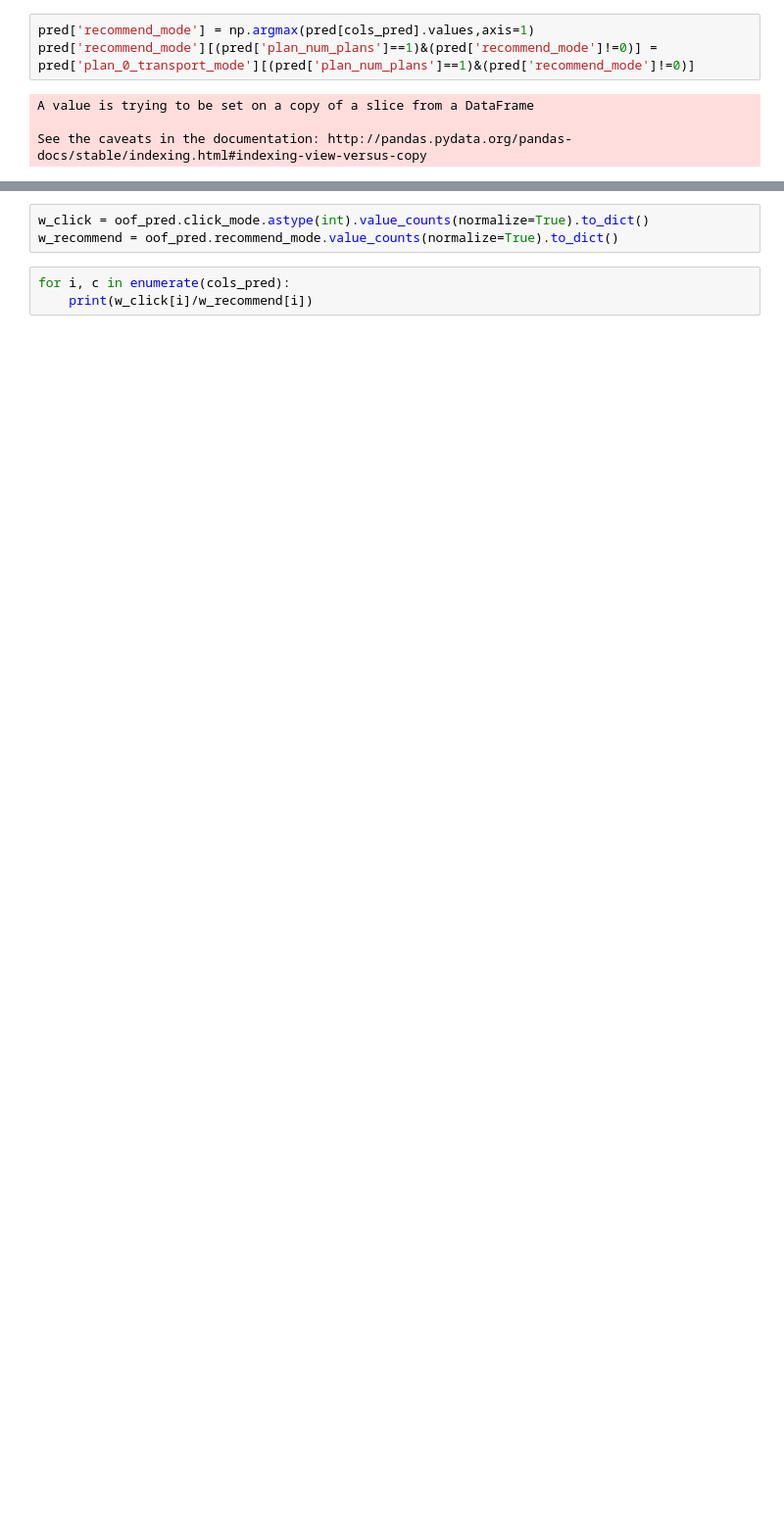
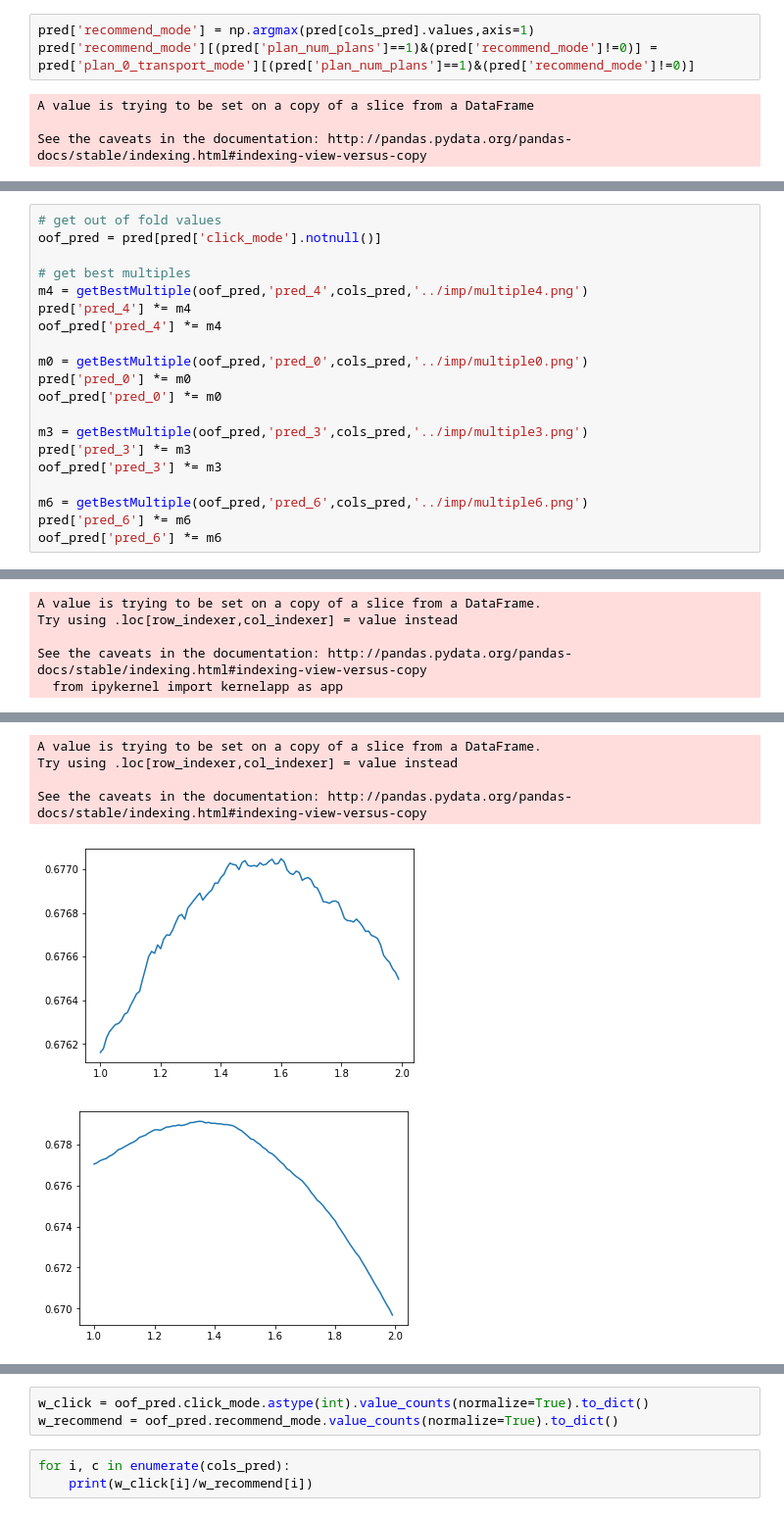
Before and after one commit to MitsuruFujiwara/KDD-Cup-2019, a Jupyter notebook: src/903_post_processing.ipynb, the cells around one changed output, grey strips where cells are left out. Shown at 98% size. Cells and saved outputs as stored; diff of their text form; blank space fills up the shorter version.

```diff
--- a/src/903_post_processing.ipynb
+++ b/src/903_post_processing.ipynb
@@ -144,0 +196,21 @@ See the caveats in the documentation: http://pandas.pydata.org/pandas-docs/stabl
+# %%
+# get out of fold values
+oof_pred = pred[pred['click_mode'].notnull()]
+
+# get best multiples
+m4 = getBestMultiple(oof_pred,'pred_4',cols_pred,'../imp/multiple4.png')
+pred['pred_4'] *= m4
+oof_pred['pred_4'] *= m4
+
+m0 = getBestMultiple(oof_pred,'pred_0',cols_pred,'../imp/multiple0.png')
+pred['pred_0'] *= m0
+oof_pred['pred_0'] *= m0
+
+m3 = getBestMultiple(oof_pred,'pred_3',cols_pred,'../imp/multiple3.png')
+pred['pred_3'] *= m3
+oof_pred['pred_3'] *= m3
+
+m6 = getBestMultiple(oof_pred,'pred_6',cols_pred,'../imp/multiple6.png')
+pred['pred_6'] *= m6
+oof_pred['pred_6'] *= m6
+# %% [output]
@@ -144,0 +283,5 @@ See the caveats in the documentation: http://pandas.pydata.org/pandas-docs/stabl
+A value is trying to be set on a copy of a slice from a DataFrame.
+Try using .loc[row_indexer,col_indexer] = value instead
+
+See the caveats in the documentation: http://pandas.pydata.org/pandas-docs/stable/indexing.html#indexing-view-versus-copy
+  from ipykernel import kernelapp as app
@@ -144,0 +305,6 @@ See the caveats in the documentation: http://pandas.pydata.org/pandas-docs/stabl
+A value is trying to be set on a copy of a slice from a DataFrame.
+Try using .loc[row_indexer,col_indexer] = value instead
+
+See the caveats in the documentation: http://pandas.pydata.org/pandas-docs/stable/indexing.html#indexing-view-versus-copy
+[figure, added]
+[figure, added]
```
Also changed, not shown: parts of 11 cells of this notebook, 23 other files.
